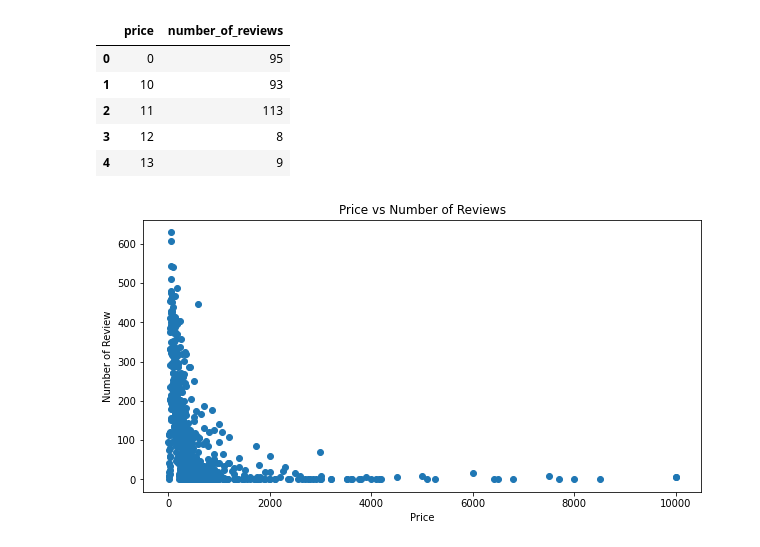
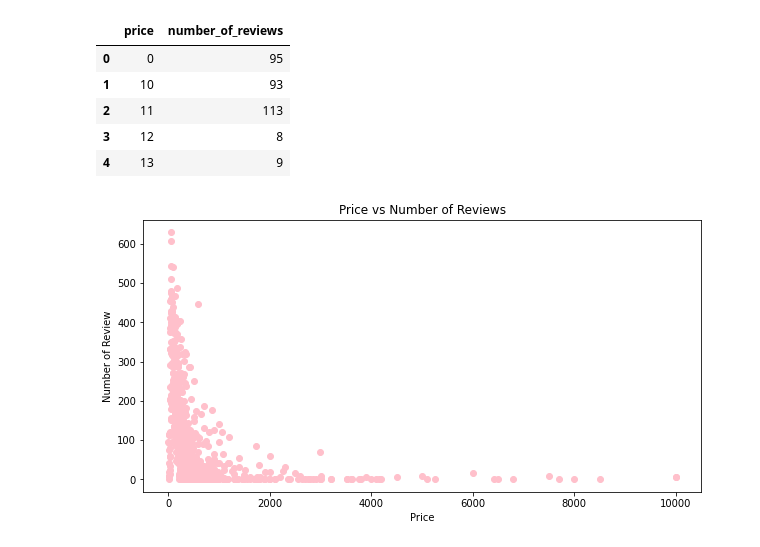
Before and after one commit to vivvvek24/Airbnb-analysis, a Jupyter notebook: Copy_of_Airbnb_Bookings_Analysis_Capstone_Project.ipynb, the cells around one changed output. Drawn from its saved outputs; the diff is of its cells as text; code cells hidden in the pictures.

```diff
--- a/Copy_of_Airbnb_Bookings_Analysis_Capstone_Project.ipynb
+++ b/Copy_of_Airbnb_Bookings_Analysis_Capstone_Project.ipynb
@@ -245,17 +256,18 @@ review_price_data.head(5)
 | 3 | 12 | 8 |
 | 4 | 13 | 9 |
 # %%
+#Plot chart Of Price VS Reviews on the prices
 price = review_price_data['price']
 review = review_price_data['number_of_reviews']
 
 fig = plt.figure(figsize = (10, 5))
 
 # creating the bar plot
-plt.scatter(price, review)
+plt.scatter(price, review,color='pink')
 
 plt.xlabel("Price")
 plt.ylabel("Number of Review")
 plt.title("Price vs Number of Reviews")
 plt.show()
 # %% [output]
-[figure, old version]
+[figure, new version]
```
Also changed, not shown: parts of 14 cells of this notebook.
